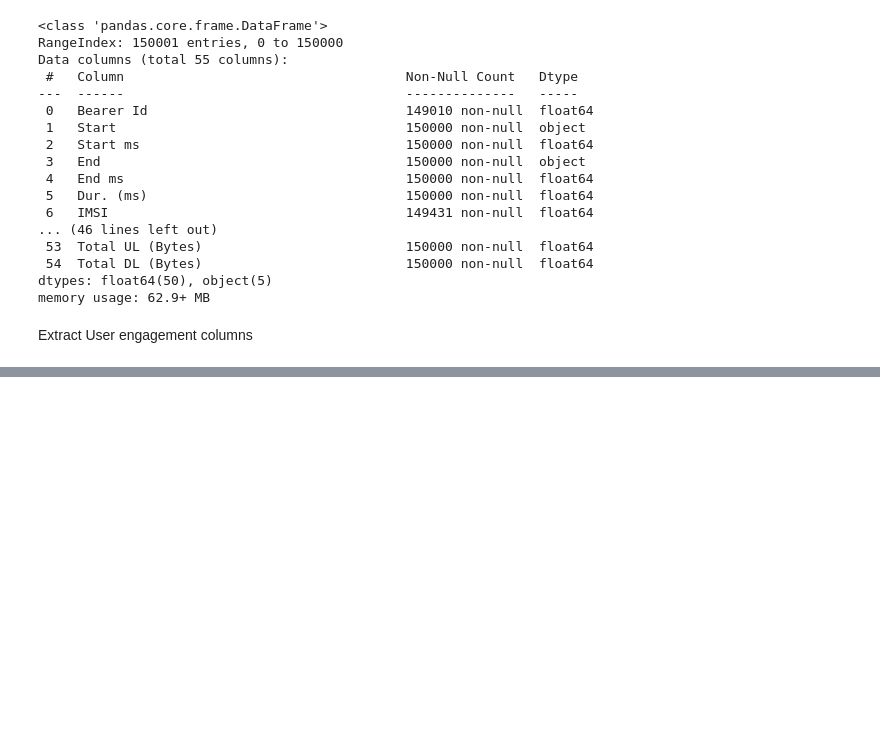
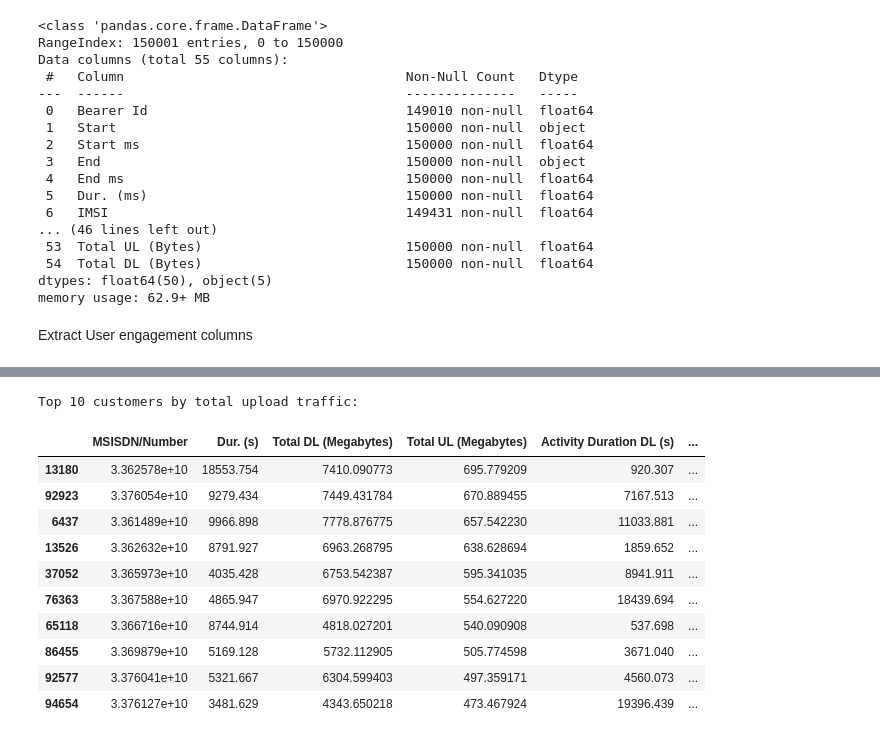
Before and after one commit to dagiteferi/User-Overview-Engagement-and-Experience-Analysis, a Jupyter notebook: notebooks/User_Engagement_Analysis.ipynb, the cells around one changed output, grey strips where cells are left out. Drawn from its saved outputs; the diff is of its cells as text; code cells hidden in the pictures; blank space fills up the shorter version.

```diff
--- a/notebooks/User_Engagement_Analysis.ipynb
+++ b/notebooks/User_Engagement_Analysis.ipynb
@@ -161,0 +331,16 @@ user_engagement_columns = [
+# %%
+print("Top 10 customers by total upload traffic:")
+top_10_upload.head(10)
+# %% [output]
+Top 10 customers by total upload traffic:
+|  | MSISDN/Number | Dur. (s) | Total DL (Megabytes) | Total UL (Megabytes) | Activity Duration DL (s) | ... |
+| 13180 | 3.362578e+10 | 18553.754 | 7410.090773 | 695.779209 | 920.307 | ... |
+| 92923 | 3.376054e+10 | 9279.434 | 7449.431784 | 670.889455 | 7167.513 | ... |
+| 6437 | 3.361489e+10 | 9966.898 | 7778.876775 | 657.542230 | 11033.881 | ... |
+| 13526 | 3.362632e+10 | 8791.927 | 6963.268795 | 638.628694 | 1859.652 | ... |
+| 37052 | 3.365973e+10 | 4035.428 | 6753.542387 | 595.341035 | 8941.911 | ... |
+| 76363 | 3.367588e+10 | 4865.947 | 6970.922295 | 554.627220 | 18439.694 | ... |
+| 65118 | 3.366716e+10 | 8744.914 | 4818.027201 | 540.090908 | 537.698 | ... |
+| 86455 | 3.369879e+10 | 5169.128 | 5732.112905 | 505.774598 | 3671.040 | ... |
+| 92577 | 3.376041e+10 | 5321.667 | 6304.599403 | 497.359171 | 4560.073 | ... |
+| 94654 | 3.376127e+10 | 3481.629 | 4343.650218 | 473.467924 | 19396.439 | ... |
```
Also changed, not shown: parts of 34 cells of this notebook.
